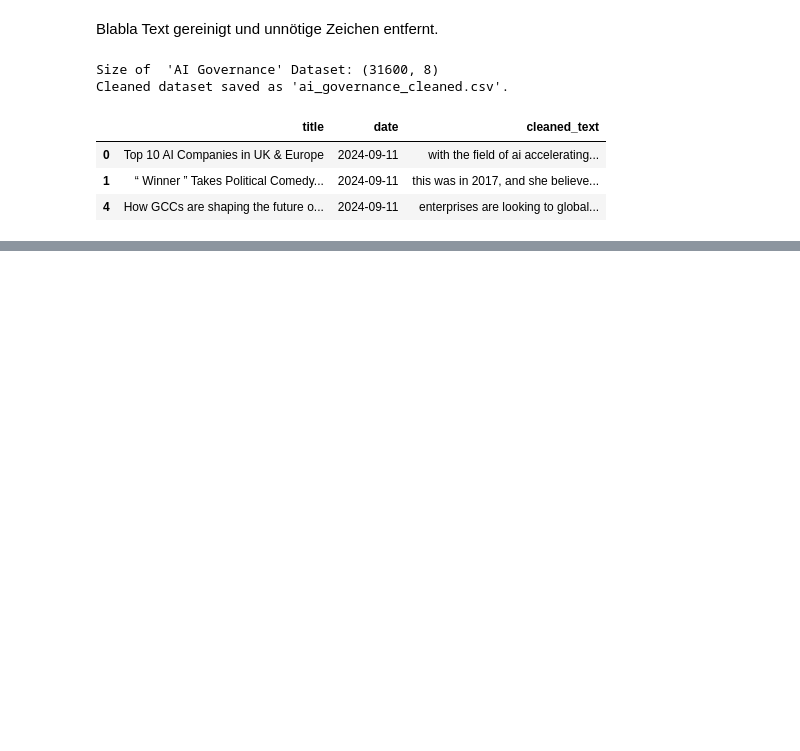
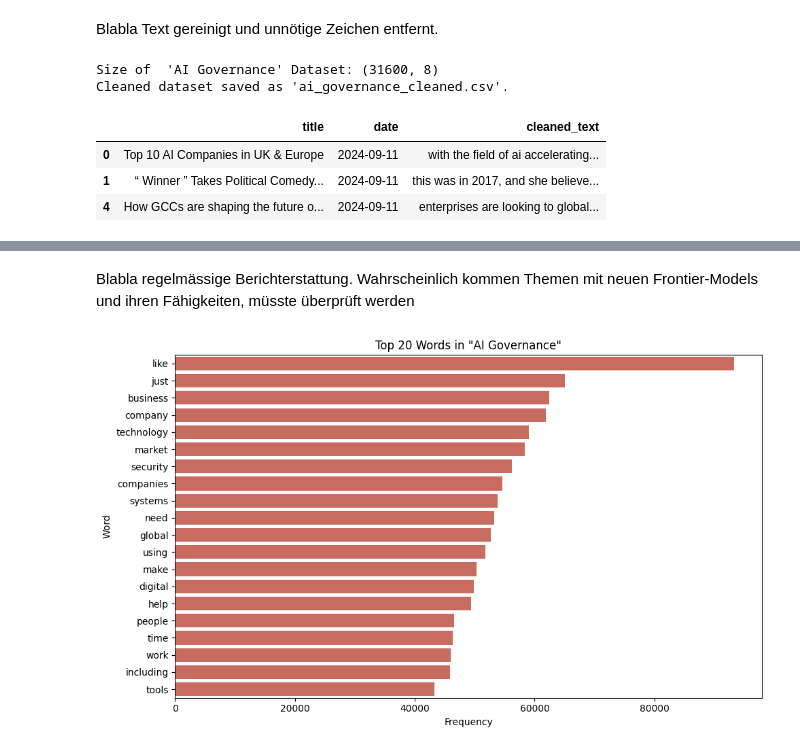
Before and after one commit to Pascingo/CTA-media-analysis, a Jupyter notebook: 01_Stage1_CLT.ipynb, the cells around one changed output, grey strips where cells are left out. Drawn from its saved outputs; the diff is of its cells as text; code cells hidden in the pictures; blank space fills up the shorter version.

```diff
--- a/01_Stage1_CLT.ipynb
+++ b/01_Stage1_CLT.ipynb
@@ -98,0 +139,28 @@ Cleaned dataset saved as 'ai_governance_cleaned.csv'.
+# %% [markdown]
+Blabla regelmässige Berichterstattung. Wahrscheinlich kommen Themen mit neuen Frontier-Models und ihren Fähigkeiten, müsste überprüft werden
+# %%
+# Word count: Warning takes forever. Skip to next code to get optimized counting (by AI)
+from sklearn.feature_extraction.text import ENGLISH_STOP_WORDS
+# Add AI-Words into the existing list
+
+stop_words = list(ENGLISH_STOP_WORDS) + ['ai', 'artificial', 'intelligence', 'model', 'models', 'data', 'said', 'new', 'use']
+
+def get_top_n_words(corpus, n=20):
+    vec = Counter()
+    for text in corpus:
+        words = [word for word in text.split() if word not in stop_words and len(word) > 2]
+        vec.update(words)
+    return vec.most_common(n)
+
+top_words = get_top_n_words(df_gov['cleaned_text'], 20)
+top_words_df = pd.DataFrame(top_words, columns=['Word', 'Frequency'])
+
+plt.figure(figsize=(10, 6))
+sns.barplot(data=top_words_df, x='Frequency', y='Word', color='#D95D4F')
+plt.title('Top 20 Words in "AI Governance"')
+plt.xlabel('Frequency')
+plt.ylabel('Word')
+plt.tight_layout()
+plt.show()
+# %% [output]
+[figure, added]
```
Also changed, not shown: parts of 7 cells of this notebook.
